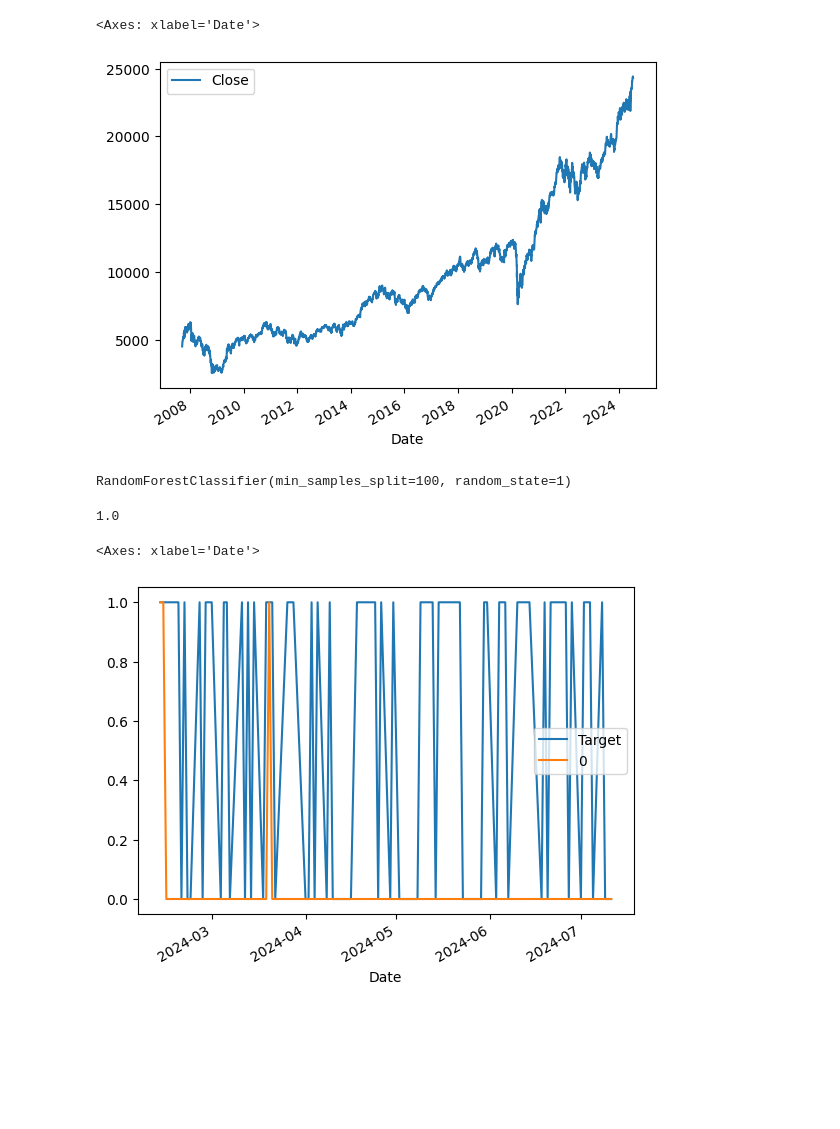
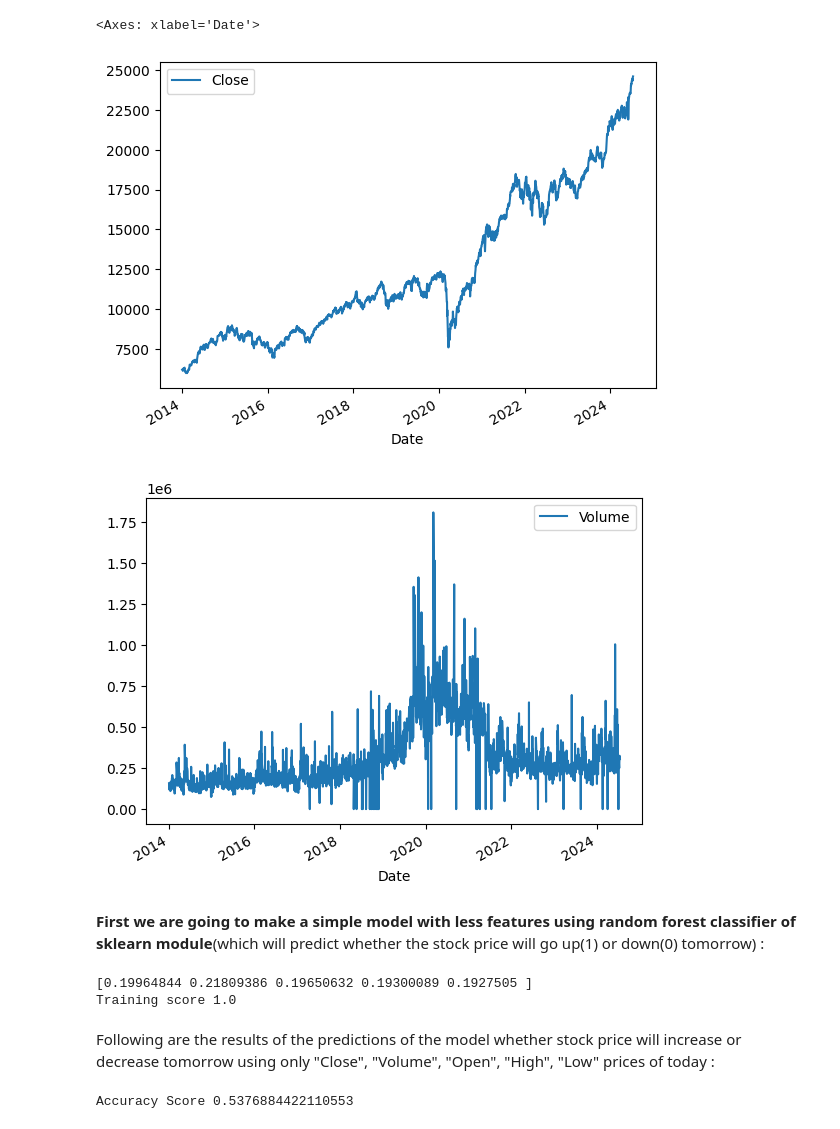
Before and after one commit to Raj-Harshit23/SoC-Automated-Trading, a Jupyter notebook: price_predictor/prediction.ipynb, the cells around one changed output. Drawn from its saved outputs; the diff is of its cells as text; code cells hidden in the pictures; blank space fills up the shorter version.

```diff
--- a/price_predictor/prediction.ipynb
+++ b/price_predictor/prediction.ipynb
@@ -27,5 +47,0 @@ nifty
-# %%
-nifty.plot.line(y="Close", use_index=True)
-# %% [output]
-<Axes: xlabel='Date'>
-[figure, removed]
@@ -35,33 +48,32 @@ del nifty["Stock Splits"]
-# %%
-nifty["Tomorrow"] = nifty["Close"].shift(-1)
-# %%
-nifty["Target"] = (nifty["Tomorrow"] > nifty["Close"]).astype(int)
-# %%
-nifty = nifty.loc["1990-01-01":].copy()
+# %%
+nifty.plot.line(y="Close", use_index=True)
+nifty.plot.line(y="Volume", use_index=True)
+# %% [output]
+<Axes: xlabel='Date'>
+[figure, added]
+[figure, added]
+# %% [markdown]
+**First we are going to make a simple model with less features using random forest classifier of sklearn module**(which will predict whether the stock price will go up(1) or down(0) tomorrow) :
 # %%
-
+nifty=data("^NSEI")
 from sklearn.ensemble import RandomForestClassifier
-
-model = RandomForestClassifier(n_estimators=100, min_samples_split=100, random_state=1)
-
-train = nifty.iloc[:-100]
-test = nifty.iloc[-100:]
-
-predictors = ["Close", "Volume", "Open", "High", "Low"]
-model.fit(train[predictors], train["Target"])
+model = RandomForestClassifier(n_estimators=300, min_samples_split=2, random_state=50,n_jobs=-1)
+train= nifty.iloc[:-200]
+test = nifty.iloc[-200:-1]
+features = ["Close", "Volume", "Open", "High", "Low"]
+model.fit(train[features], train["Target"])
+print(model.feature_importances_)
+print("Training score",model.score(train[features], train["Target"]))
 # %% [output]
-RandomForestClassifier(min_samples_split=100, random_state=1)
+[0.19964844 0.21809386 0.19650632 0.19300089 0.1927505 ]
+Training score 1.0
+# %% [markdown]
+Following are the results of the predictions of the model whether stock price will increase or decrease tomorrow using only "Close", "Volume", "Open", "High", "Low" prices of today :
 # %%
-from sklearn.metrics import precision_score
+from sklearn.metrics import accuracy_score
 
-preds = model.predict(test[predictors])
-preds = pd.Series(preds, index=test.index)
-precision_score(test["Target"], preds)
+prediction = model.predict(test[features])
+prediction = pd.Series(prediction, index=test.index)
+print("Accuracy Score",accuracy_score(test["Target"], prediction))
 # %% [output]
-1.0
+Accuracy Score 0.5376884422110553
-# %%
-combined = pd.concat([test["Target"], preds], axis=1)
-combined.plot()
-# %% [output]
-<Axes: xlabel='Date'>
-[figure, removed]
```
Also changed, not shown: parts of 23 cells of this notebook.
